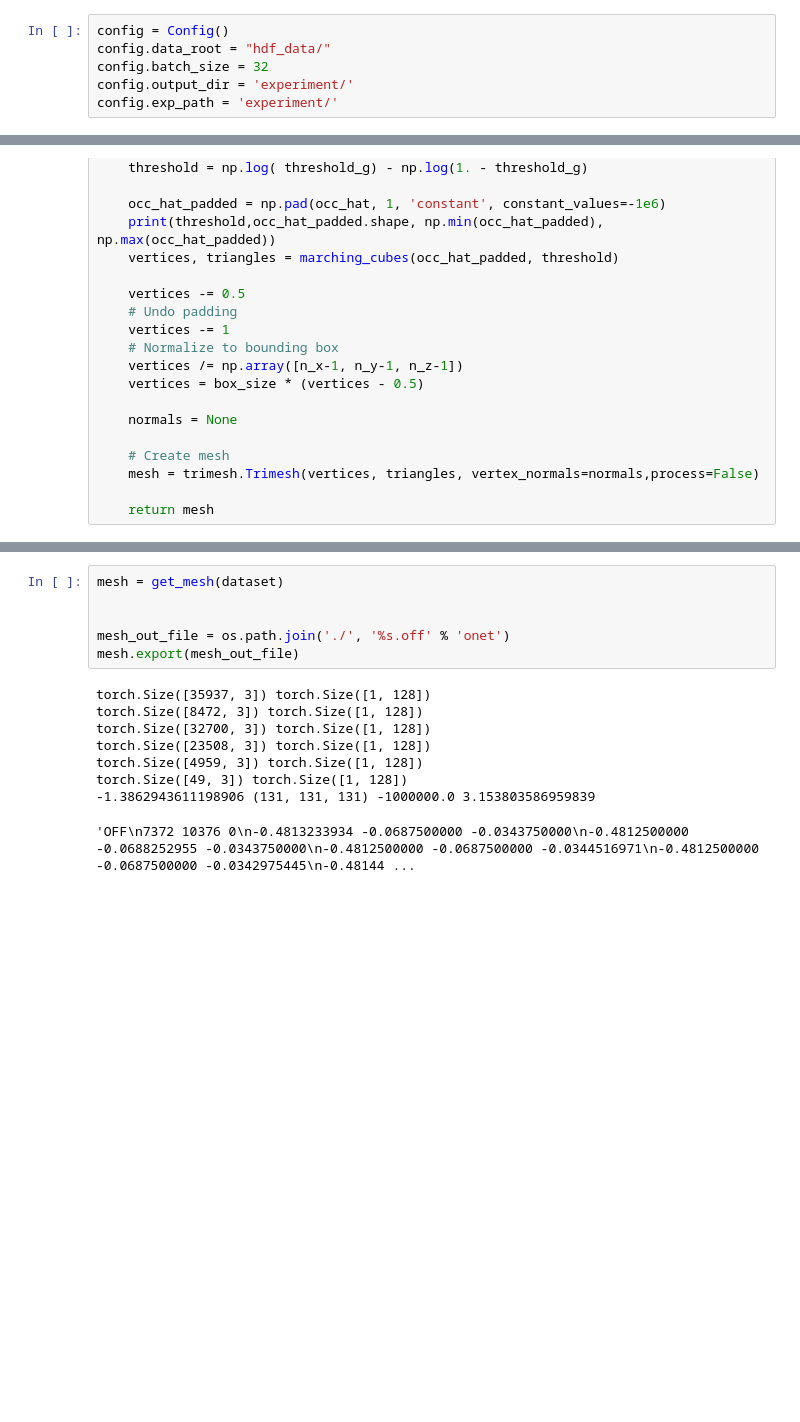
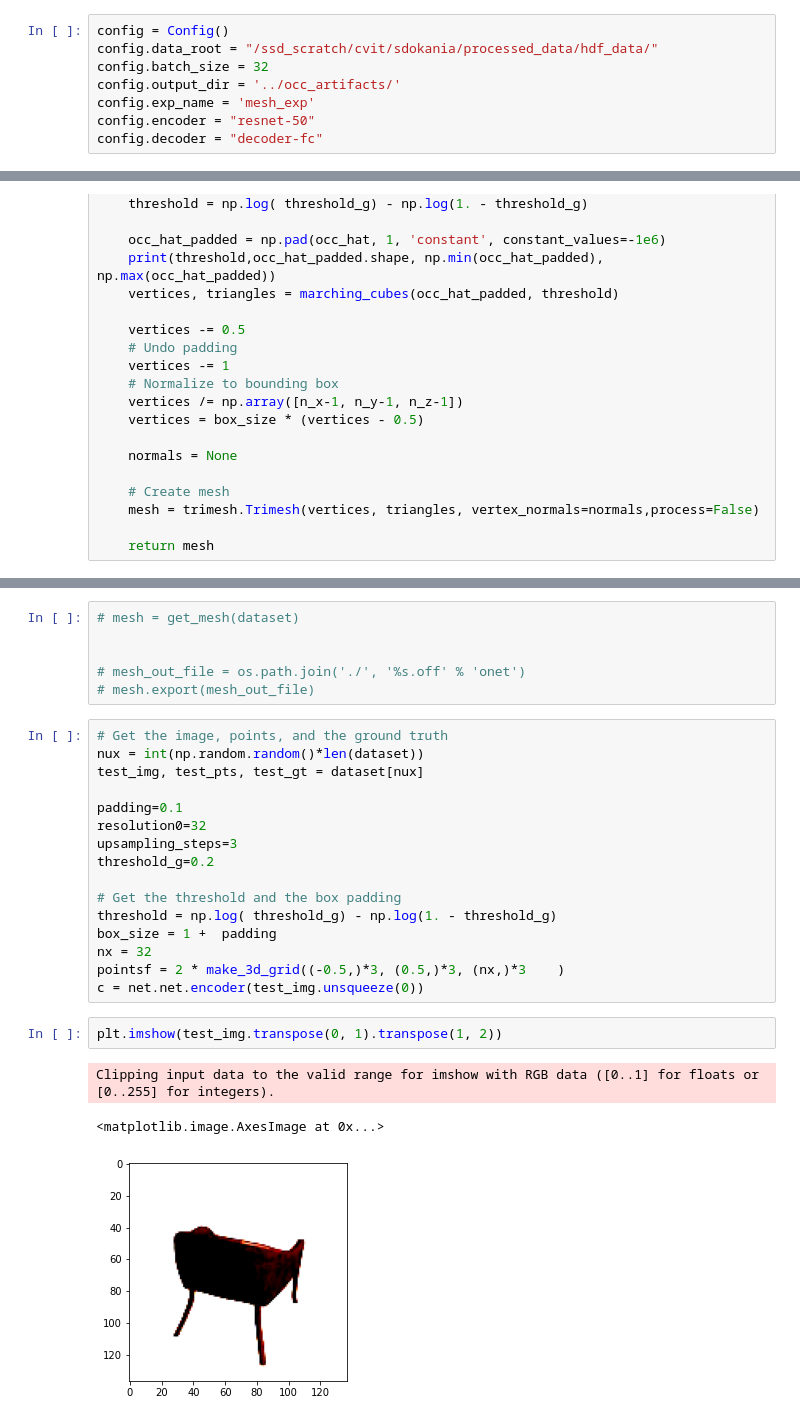
Before and after one commit to Computer-Vision-IIITH-2021/project-noisypixel, a Jupyter notebook: check_model.ipynb, the cells around one changed output, grey strips where cells are left out. Saved outputs shown, nothing was run; the diff lists cells and outputs as text; blank space fills up the shorter version.

Commit message:
Update model and training with balanced data

```diff
--- a/check_model.ipynb
+++ b/check_model.ipynb
@@ -41,9 +40,11 @@ from src.trainer import ONetLit
 from src.utils import Config, count_parameters
 # %%
 config = Config()
-config.data_root = "hdf_data/"
+config.data_root = "/ssd_scratch/cvit/sdokania/processed_data/hdf_data/"
 config.batch_size = 32
-config.output_dir = 'experiment/'
-config.exp_path = 'experiment/'
+config.output_dir = '../occ_artifacts/'
+config.exp_name = 'mesh_exp'
+config.encoder = "resnet-50"
+config.decoder = "decoder-fc"
 # %% [output]
 Setting sexperiment path as : /home2/sdokania/all_projects/occ_artifacts/initial
@@ -175,17 +178,30 @@ def get_mesh(dataset,padding=0.1, resolution0 = 32,upsampling_steps=2,threshold_
 
     return mesh
 # %%
-mesh = get_mesh(dataset)
+# mesh = get_mesh(dataset)
 
 
-mesh_out_file = os.path.join('./', '%s.off' % 'onet')
-mesh.export(mesh_out_file)
+# mesh_out_file = os.path.join('./', '%s.off' % 'onet')
+# mesh.export(mesh_out_file)
-# %% [output]
-torch.Size([35937, 3]) torch.Size([1, 128])
-torch.Size([8472, 3]) torch.Size([1, 128])
-torch.Size([32700, 3]) torch.Size([1, 128])
-torch.Size([23508, 3]) torch.Size([1, 128])
-torch.Size([4959, 3]) torch.Size([1, 128])
-torch.Size([49, 3]) torch.Size([1, 128])
--1.3862943611198906 (131, 131, 131) -1000000.0 3.153803586959839
-'OFF\n7372 10376 0\n-0.4813233934 -0.0687500000 -0.0343750000\n-0.4812500000 -0.0688252955 -0.0343750000\n-0.4812500000 -0.0687500000 -0.0344516971\n-0.4812500000 -0.0687500000 -0.0342975445\n-0.48144 ...
+# %%
+# Get the image, points, and the ground truth
+nux = int(np.random.random()*len(dataset))
+test_img, test_pts, test_gt = dataset[nux]
+
+padding=0.1
+resolution0=32
+upsampling_steps=3
+threshold_g=0.2
+
+# Get the threshold and the box padding
+threshold = np.log( threshold_g) - np.log(1. - threshold_g)
+box_size = 1 +  padding
+nx = 32
+pointsf = 2 * make_3d_grid((-0.5,)*3, (0.5,)*3, (nx,)*3    )
+c = net.net.encoder(test_img.unsqueeze(0))
+# %%
+plt.imshow(test_img.transpose(0, 1).transpose(1, 2))
+# %% [output]
+Clipping input data to the valid range for imshow with RGB data ([0..1] for floats or [0..255] for integers).
+<matplotlib.image.AxesImage at 0x...>
+[figure, added]
```
Also changed, not shown: parts of 26 cells of this notebook, 5 other files.
